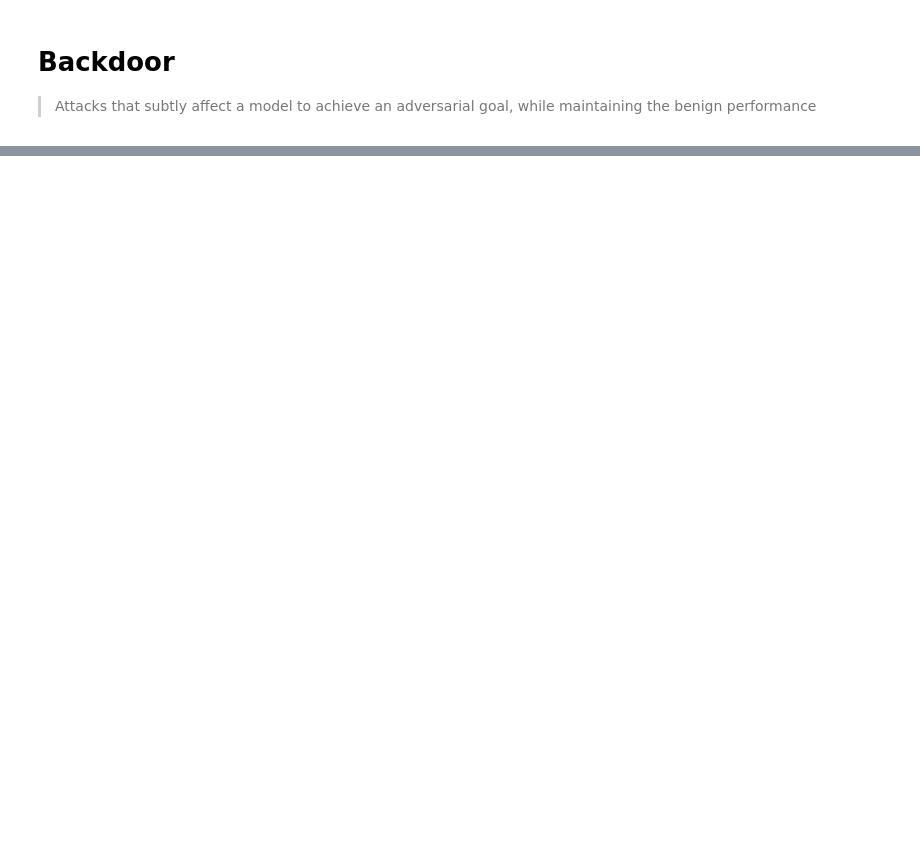
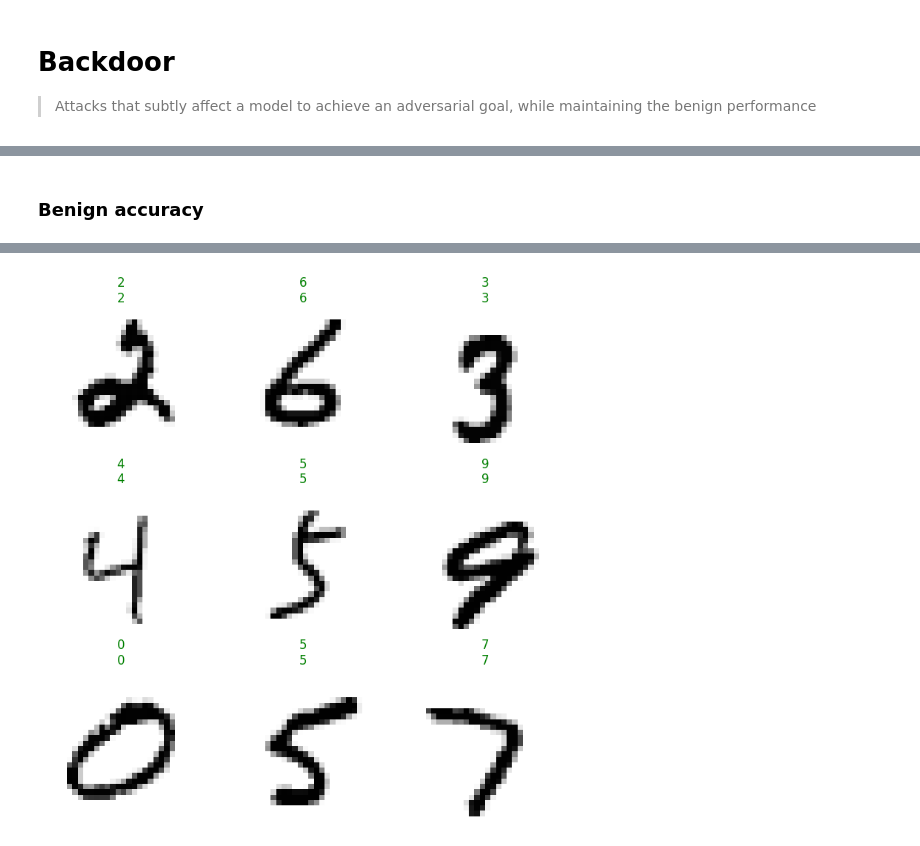
Before and after one commit to Irad-Zehavi/adv-ml, a Jupyter notebook: nbs/backdoor.ipynb, the cells around one changed output, grey strips where cells are left out. Drawn from its saved outputs; the diff is of its cells as text; code cells hidden in the pictures; blank space fills up the shorter version.

```diff
--- a/nbs/backdoor.ipynb
+++ b/nbs/backdoor.ipynb
@@ -98,0 +111,5 @@ attack.poison(dls)
+# %% [markdown]
+### Benign accuracy
+# %%
+learn.show_results()
+# %% [output]
@@ -98,0 +117 @@ attack.poison(dls)
+[figure, added]
```
Also changed, not shown: parts of 22 cells of this notebook, 2 other files.
